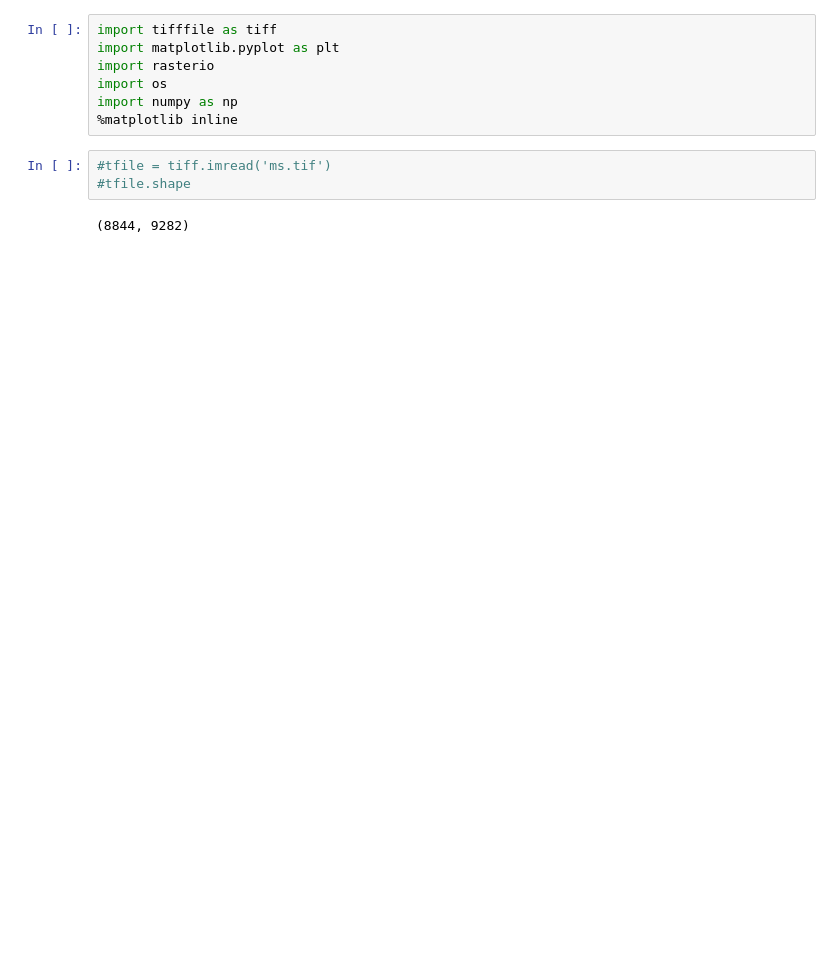
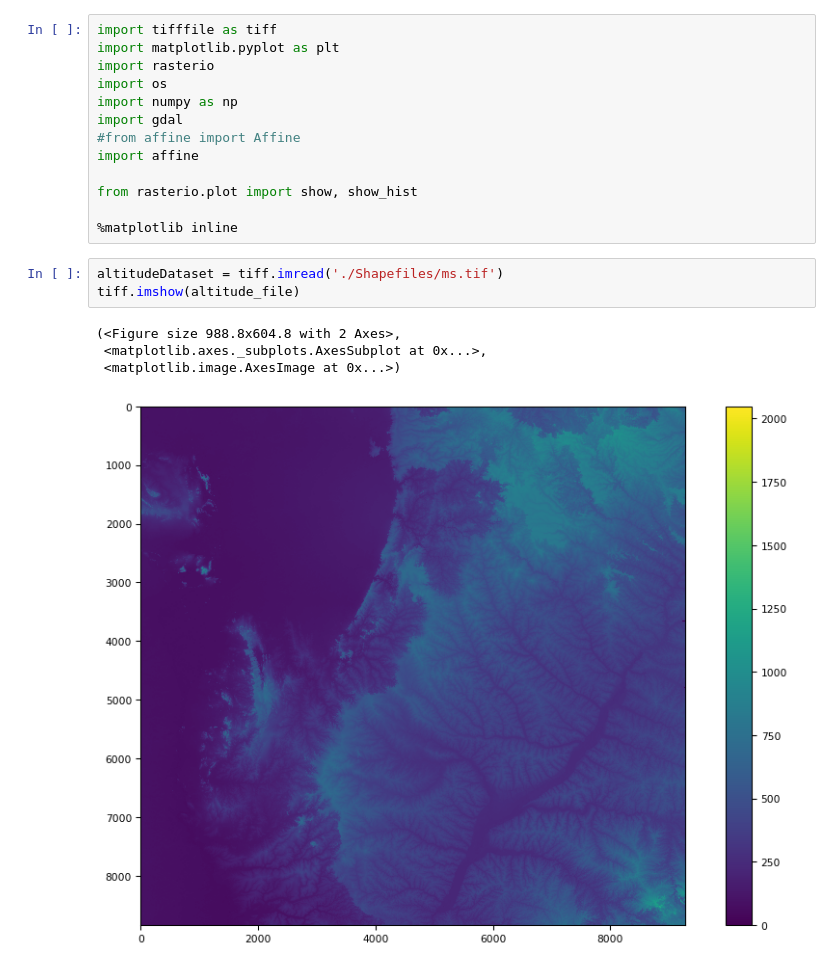
Before and after one commit to FelipeAndrioli/animal-trajectory-algorithm, a Jupyter notebook: Core/Algoritmos/ArquivoTiff.ipynb, the cells around one changed output. Saved outputs shown, nothing was run; the diff lists cells and outputs as text; blank space fills up the shorter version.

```diff
--- a/Core/Algoritmos/ArquivoTiff.ipynb
+++ b/Core/Algoritmos/ArquivoTiff.ipynb
@@ -4,9 +4,18 @@ import matplotlib.pyplot as plt
 import rasterio
 import os
 import numpy as np
+import gdal
+#from affine import Affine
+import affine
+
+from rasterio.plot import show, show_hist
+
 %matplotlib inline
 # %%
-#tfile = tiff.imread('ms.tif')
-#tfile.shape
+altitudeDataset = tiff.imread('./Shapefiles/ms.tif')
+tiff.imshow(altitude_file)
 # %% [output]
-(8844, 9282)
+(<Figure size 988.8x604.8 with 2 Axes>,
+ <matplotlib.axes._subplots.AxesSubplot at 0x...>,
+ <matplotlib.image.AxesImage at 0x...>)
+[figure, added]
```
Also changed, not shown: parts of 27 cells of this notebook, 13 other files.
